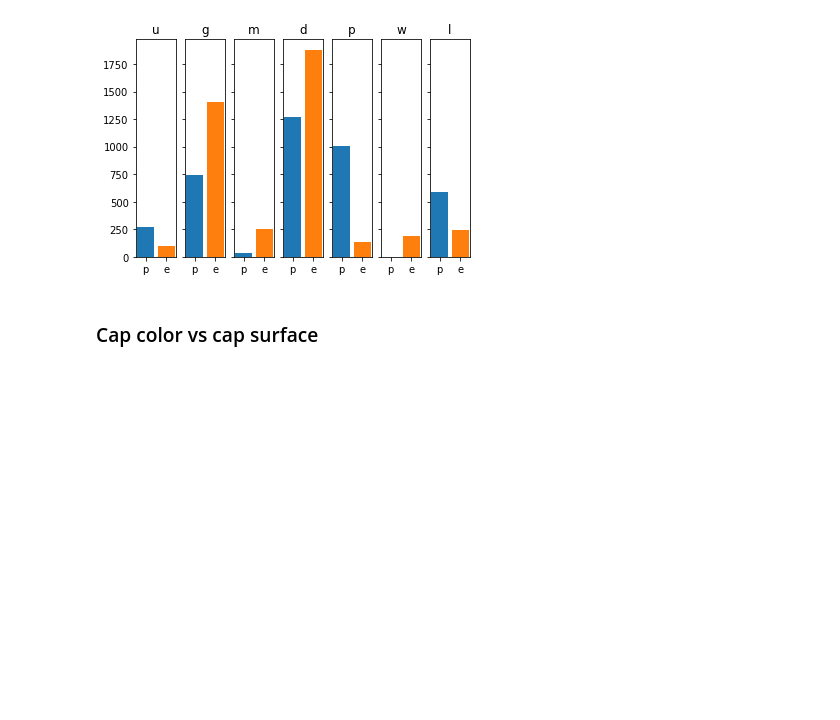
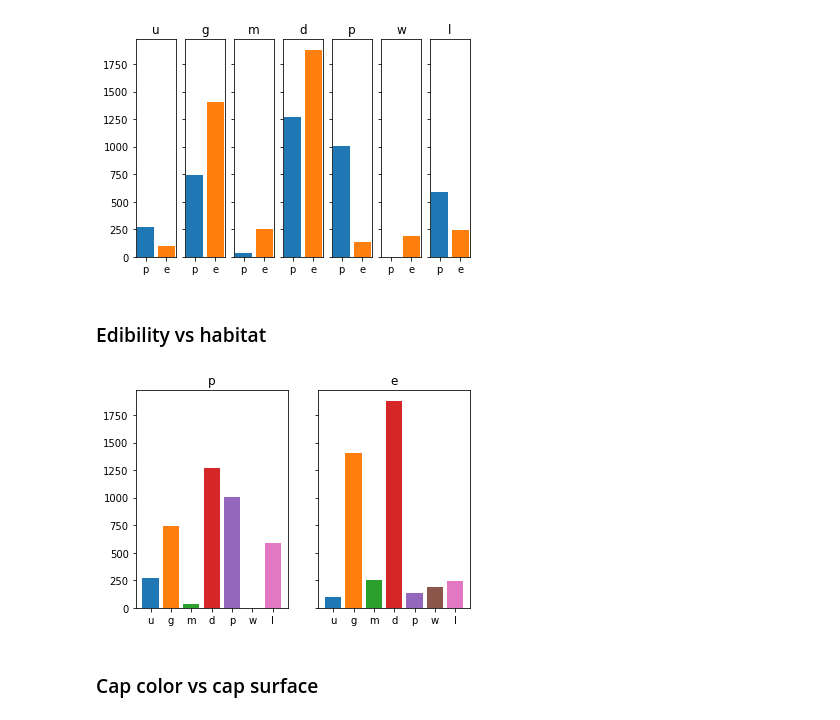
Before and after one commit to hamasl/IDATT2502, a Jupyter notebook: Task5/task.ipynb, the cells around one changed output. Saved outputs shown, nothing was run; the diff lists cells and outputs as text; code cells hidden in the pictures; blank space fills up the shorter version.

```diff
--- a/Task5/task.ipynb
+++ b/Task5/task.ipynb
@@ -5,7 +5,7 @@ Here I import the data with pandas
 # %%
 import pandas as pd
 import matplotlib.pyplot as plt
-file = pd.read_csv("agaricus-lepiota.data")
+file = pd.read_csv("../CommonData/agaricus-lepiota.data")
 # %% [markdown]
 ## Question 4
 Creating a data frame, and using describe to get an overview of it.
@@ -39,6 +39,12 @@ def plot(axis_1_name, axis_2_name):
 plot("habitat", "edibility")
 # %% [output]
 [figure]
+# %% [markdown]
+### Edibility vs habitat
+# %%
+plot("edibility", "habitat")
+# %% [output]
+[figure, added]
 # %% [markdown]
 ### Cap color vs cap surface
 # %%
```
Also changed, not shown: parts of 2 cells of this notebook, 1 other file.
